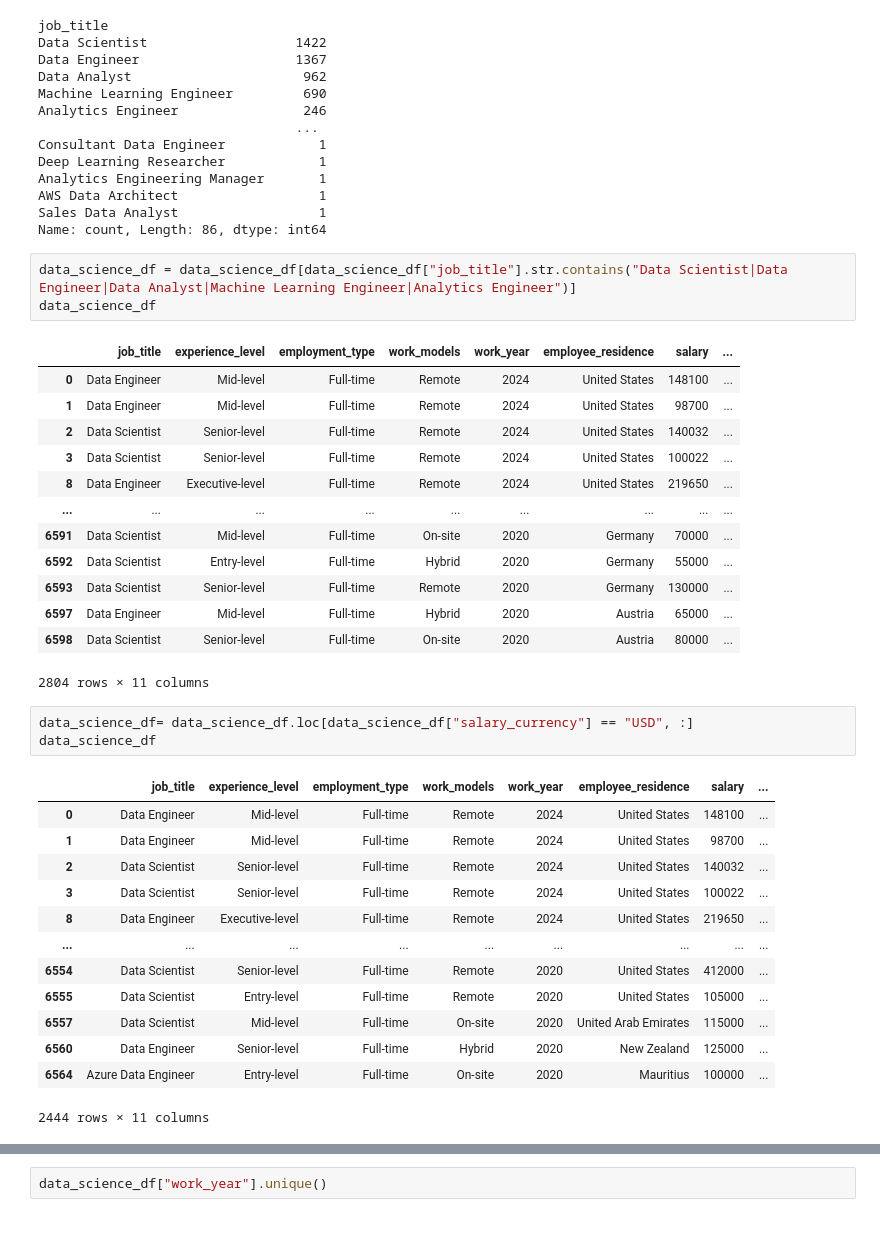
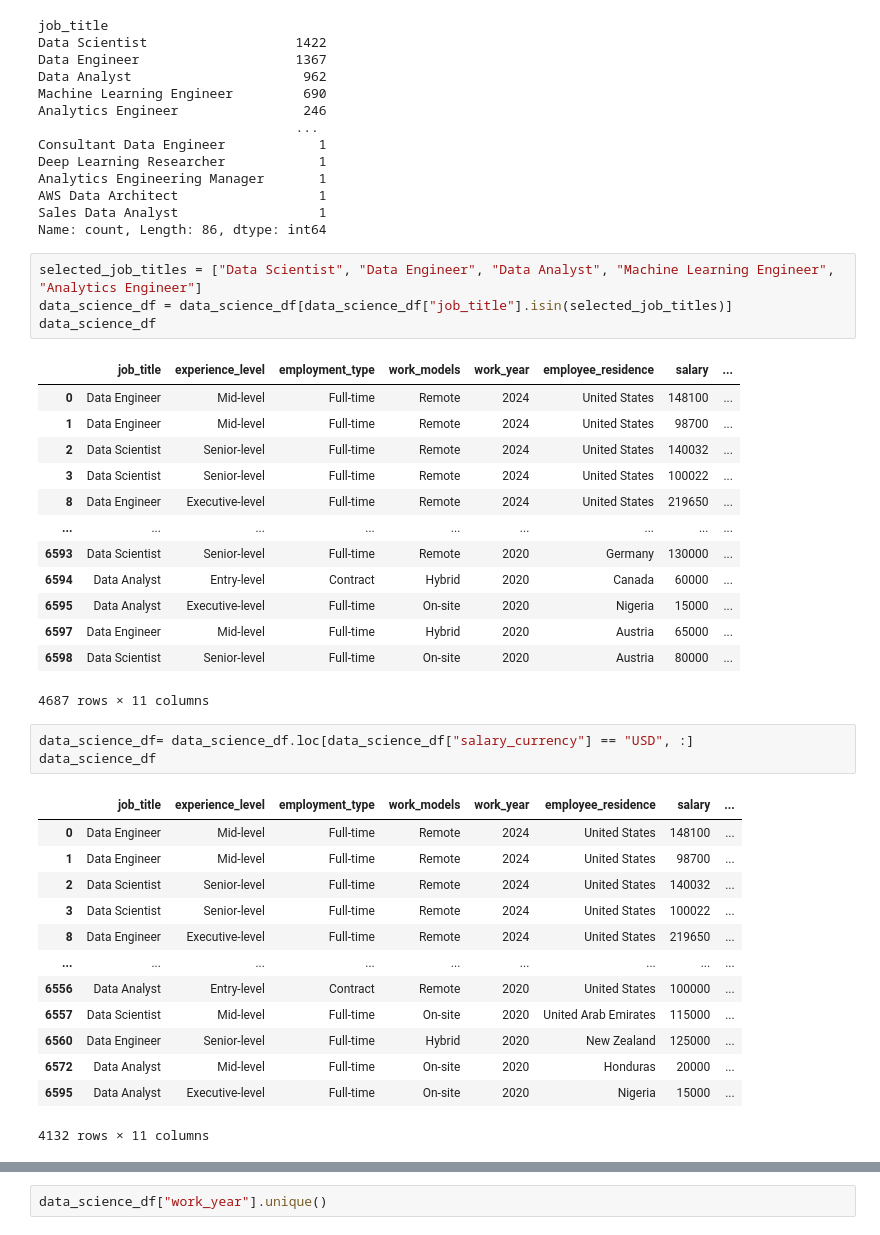
Before and after one commit to shemani2/Project1, a Jupyter notebook: clean_data.ipynb, the cells around one changed output, grey strips where cells are left out. Drawn from its saved outputs; the diff is of its cells as text.

```diff
--- a/clean_data.ipynb
+++ b/clean_data.ipynb
@@ -122,22 +128,23 @@ AWS Data Architect                  1
 Sales Data Analyst                  1
 Name: count, Length: 86, dtype: int64
 # %%
-data_science_df = data_science_df[data_science_df["job_title"].str.contains("Data Scientist|Data Engineer|Data Analyst|Machine Learning Engineer|Analytics Engineer")]
+selected_job_titles = ["Data Scientist", "Data Engineer", "Data Analyst", "Machine Learning Engineer", "Analytics Engineer"]
+data_science_df = data_science_df[data_science_df["job_title"].isin(selected_job_titles)]
 data_science_df
 # %% [output]
 |  | job_title | experience_level | employment_type | work_models | work_year | employee_residence | salary | ... |
 | 0 | Data Engineer | Mid-level | Full-time | Remote | 2024 | United States | 148100 | ... |
 | 1 | Data Engineer | Mid-level | Full-time | Remote | 2024 | United States | 98700 | ... |
 | 2 | Data Scientist | Senior-level | Full-time | Remote | 2024 | United States | 140032 | ... |
 | 3 | Data Scientist | Senior-level | Full-time | Remote | 2024 | United States | 100022 | ... |
 | 8 | Data Engineer | Executive-level | Full-time | Remote | 2024 | United States | 219650 | ... |
 | ... | ... | ... | ... | ... | ... | ... | ... | ... |
-| 6591 | Data Scientist | Mid-level | Full-time | On-site | 2020 | Germany | 70000 | ... |
-| 6592 | Data Scientist | Entry-level | Full-time | Hybrid | 2020 | Germany | 55000 | ... |
 | 6593 | Data Scientist | Senior-level | Full-time | Remote | 2020 | Germany | 130000 | ... |
+| 6594 | Data Analyst | Entry-level | Contract | Hybrid | 2020 | Canada | 60000 | ... |
+| 6595 | Data Analyst | Executive-level | Full-time | On-site | 2020 | Nigeria | 15000 | ... |
 | 6597 | Data Engineer | Mid-level | Full-time | Hybrid | 2020 | Austria | 65000 | ... |
 | 6598 | Data Scientist | Senior-level | Full-time | On-site | 2020 | Austria | 80000 | ... |
-2804 rows × 11 columns
+4687 rows × 11 columns
 # %%
 data_science_df= data_science_df.loc[data_science_df["salary_currency"] == "USD", :]
 data_science_df
@@ -149,12 +156,12 @@ data_science_df
 | 3 | Data Scientist | Senior-level | Full-time | Remote | 2024 | United States | 100022 | ... |
 | 8 | Data Engineer | Executive-level | Full-time | Remote | 2024 | United States | 219650 | ... |
 | ... | ... | ... | ... | ... | ... | ... | ... | ... |
-| 6554 | Data Scientist | Senior-level | Full-time | Remote | 2020 | United States | 412000 | ... |
-| 6555 | Data Scientist | Entry-level | Full-time | Remote | 2020 | United States | 105000 | ... |
+| 6556 | Data Analyst | Entry-level | Contract | Remote | 2020 | United States | 100000 | ... |
 | 6557 | Data Scientist | Mid-level | Full-time | On-site | 2020 | United Arab Emirates | 115000 | ... |
 | 6560 | Data Engineer | Senior-level | Full-time | Hybrid | 2020 | New Zealand | 125000 | ... |
-| 6564 | Azure Data Engineer | Entry-level | Full-time | On-site | 2020 | Mauritius | 100000 | ... |
+| 6572 | Data Analyst | Mid-level | Full-time | On-site | 2020 | Honduras | 20000 | ... |
+| 6595 | Data Analyst | Executive-level | Full-time | On-site | 2020 | Nigeria | 15000 | ... |
-2444 rows × 11 columns
+4132 rows × 11 columns
 # %%
 data_science_df= data_science_df.loc[data_science_df["company_location"] == "United States", :]
 data_science_df
```
Also changed, not shown: parts of 38 cells of this notebook.
